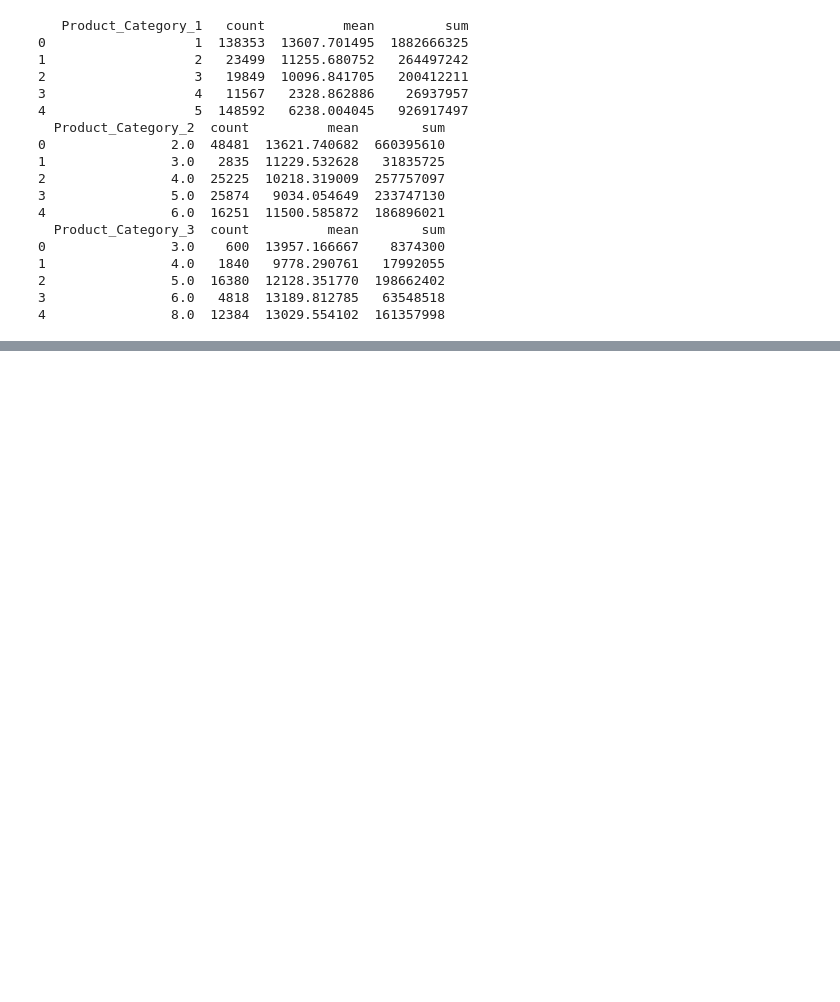
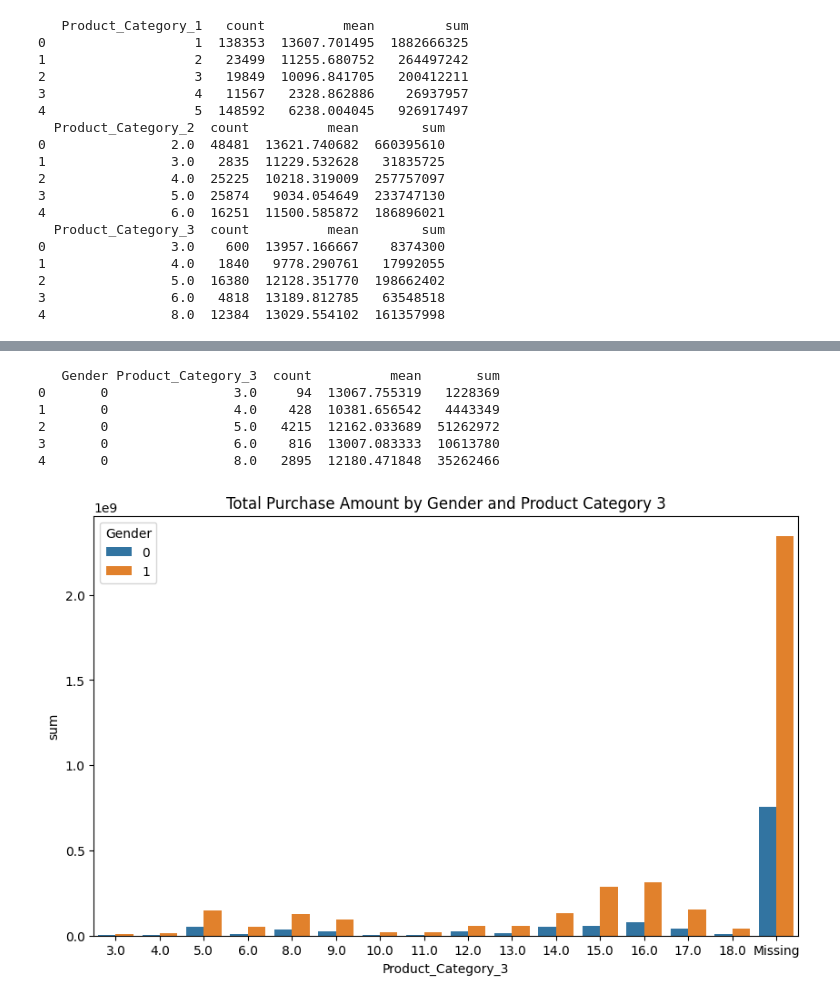
Before and after one commit to Darknight47/Data-Science-Project-02, a Jupyter notebook: recommendation_system.ipynb, the cells around one changed output, grey strips where cells are left out. Saved outputs shown, nothing was run; the diff lists cells and outputs as text; code cells hidden in the pictures; blank space fills up the shorter version.

```diff
--- a/recommendation_system.ipynb
+++ b/recommendation_system.ipynb
@@ -172,0 +222,20 @@ print(category_3_group.head())
+# %%
+# Group by Gender and Product_Category_3
+gender_category_group3 = dataset.groupby(['Gender', 'Product_Category_3'])['Purchase'].agg(['count', 'mean', 'sum']).reset_index()
+
+# View results
+print(gender_category_group3.head())
+
+# Visualize the patterns
+plt.figure(figsize=(10,6))
+sns.barplot(x='Product_Category_3', y='sum', hue='Gender', data=gender_category_group3)
+plt.title('Total Purchase Amount by Gender and Product Category 3')
+plt.show()
+# %% [output]
+   Gender Product_Category_3  count          mean       sum
+0       0                3.0     94  13067.755319   1228369
+1       0                4.0    428  10381.656542   4443349
+2       0                5.0   4215  12162.033689  51262972
+3       0                6.0    816  13007.083333  10613780
+4       0                8.0   2895  12180.471848  35262466
+[figure, added]
```
Also changed, not shown: parts of 6 cells of this notebook.
